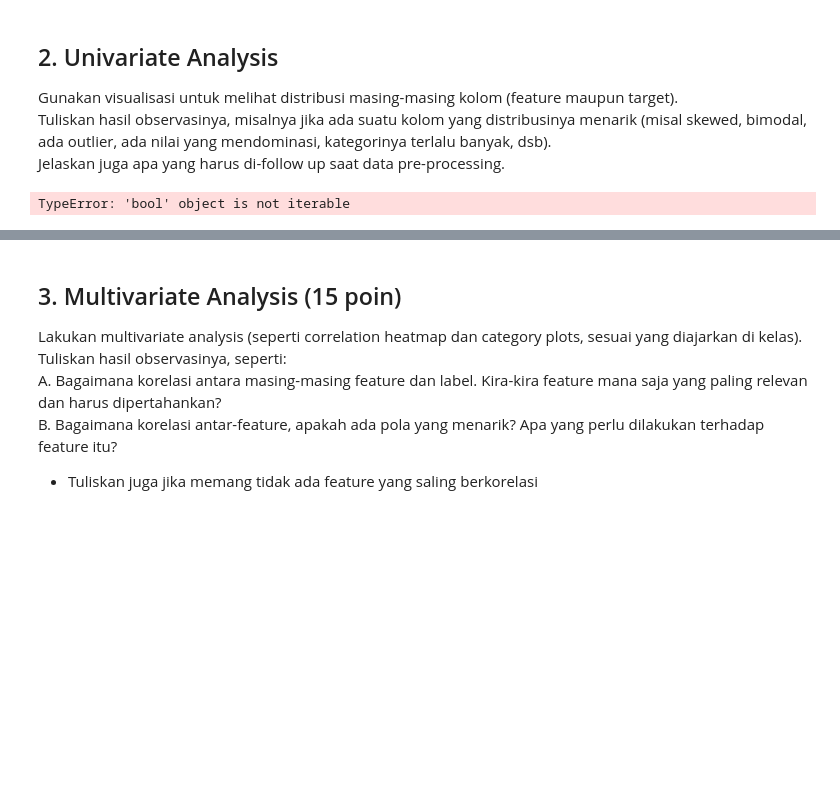
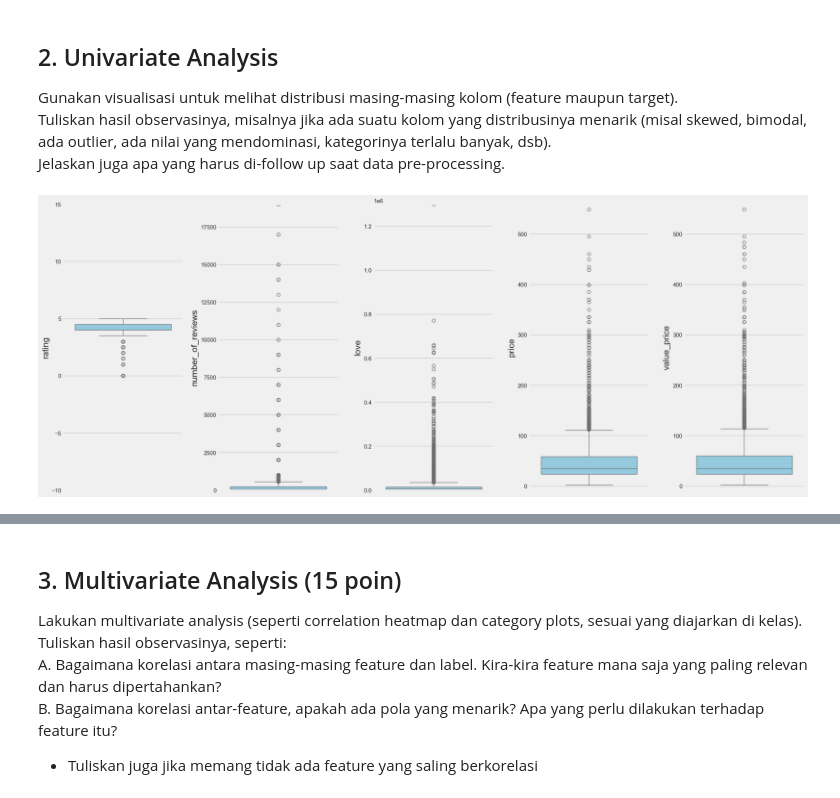
Before and after one commit to agirahmawandi/hw_ml_prep, a Jupyter notebook: Homework_ML_Preparation.ipynb, the cells around one changed output, grey strips where cells are left out. Cells and saved outputs as stored; diff of their text form; code cells hidden in the pictures; blank space fills up the shorter version.

```diff
--- a/Homework_ML_Preparation.ipynb
+++ b/Homework_ML_Preparation.ipynb
@@ -126,11 +149,16 @@ Gunakan visualisasi untuk melihat distribusi masing-masing kolom (feature maupun
 target). <br>Tuliskan hasil observasinya, misalnya jika ada suatu kolom yang distribusinya
 menarik (misal skewed, bimodal, ada outlier, ada nilai yang mendominasi, kategorinya
 terlalu banyak, dsb).<br> Jelaskan juga apa yang harus di-follow up saat data pre-processing.
-# %%
-for col in range in obj:
-    print(f'''Value count kolom {col}:''')
-    print(df[col].value_counts())
-    prit()
-# %% [output]
-TypeError: 'bool' object is not iterable
+# %%
+for i in range(len(numbs)):
+    plt.subplot(1, len(numbs), i + 1)
+    sns.boxplot(y=df[numbs[i]], color='skyblue')
+    col_min = df[numbs[i]].min()
+    col_max = df[numbs[i]].max()
+    plt.ylim(col_min - 10, col_max + 10)
+
+plt.tight_layout()
+plt.show()
+# %% [output]
+[figure, added]
 # %%
```
Also changed, not shown: parts of 12 cells of this notebook.
